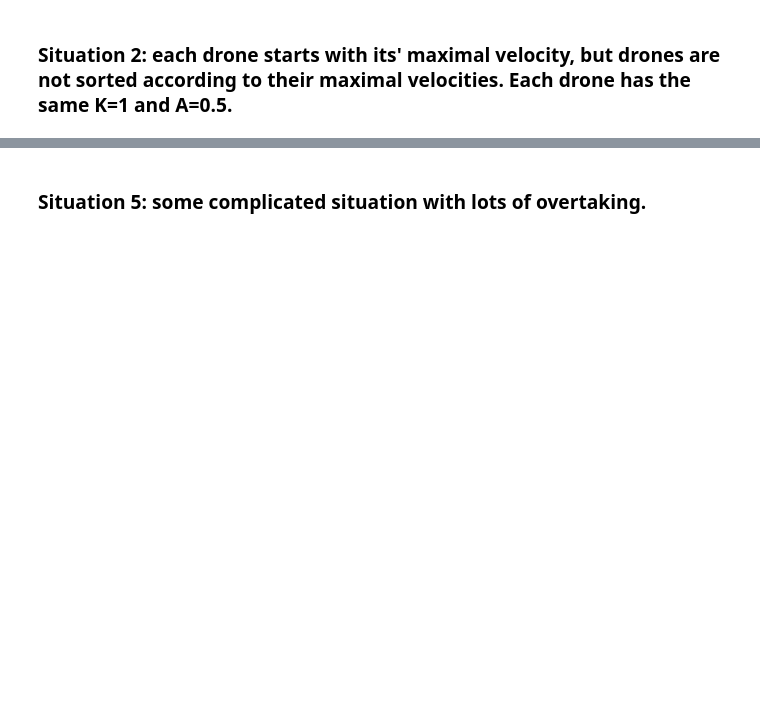
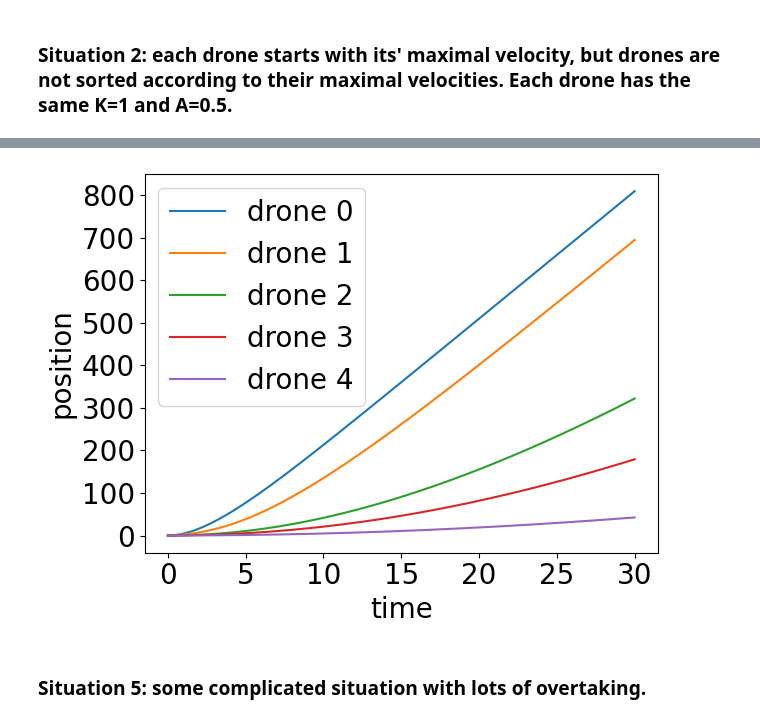
Before and after one commit to BDomzal/drones, a Jupyter notebook: simulations_in_paper.ipynb, the cells around one changed output, grey strips where cells are left out. Cells and saved outputs as stored; diff of their text form; code cells hidden in the pictures; blank space fills up the shorter version.

```diff
--- a/simulations_in_paper.ipynb
+++ b/simulations_in_paper.ipynb
@@ -93,11 +94,11 @@ t, v = simulations.euler(initial_time=0, end_time=30, number_of_points=1000000,
 # %%
 for i in range(5):
     plt.plot(t, v[:,i], label = 'drone ' + str(i))
-plt.xticks(fontsize=15)
-plt.yticks(fontsize=15)
-plt.xlabel("time",fontsize=15)
-plt.ylabel("position",fontsize=15)
-plt.legend(fontsize=15)
+plt.xticks(fontsize=20)
+plt.yticks(fontsize=20)
+plt.xlabel("time",fontsize=20)
+plt.ylabel("position",fontsize=20)
+plt.legend(fontsize=20)
 plt.tight_layout()
-plt.show()
+plt.savefig(results_path + 'sym3.png', dpi=400)
 # %% [output]
@@ -106,3 +105,4 @@ plt.show()
+[figure, added]
 # %% [markdown]
 ### Situation 5: some complicated situation with lots of overtaking.
 # %%
```
Also changed, not shown: parts of 18 cells of this notebook, 12 other files.
